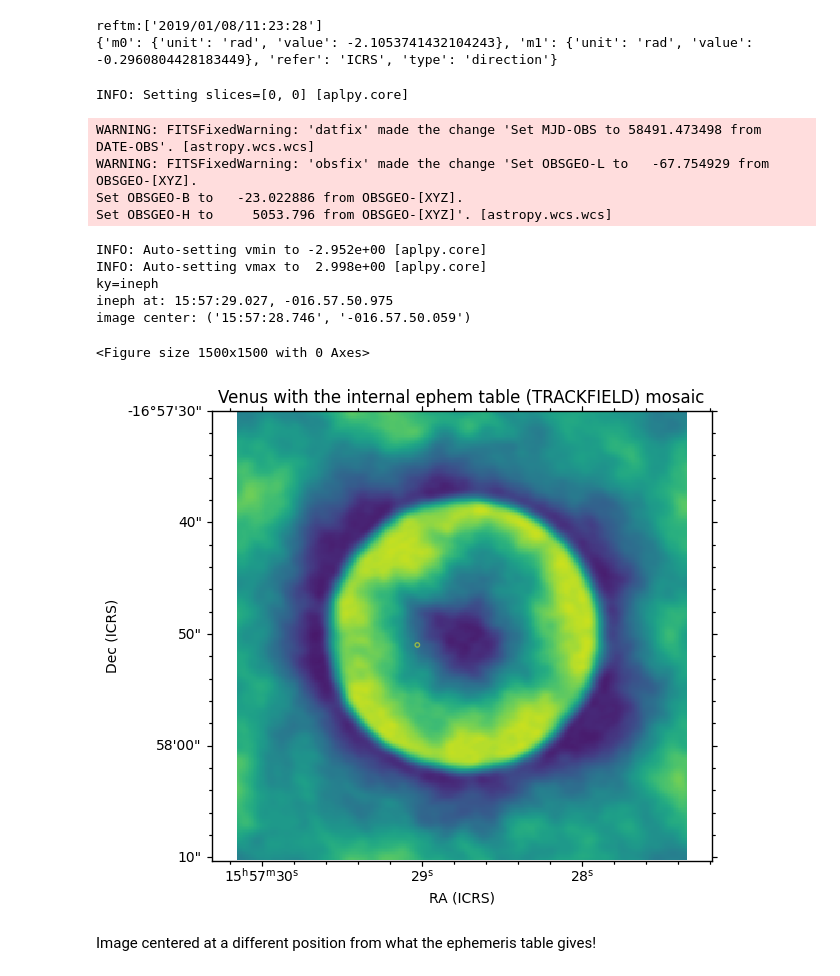
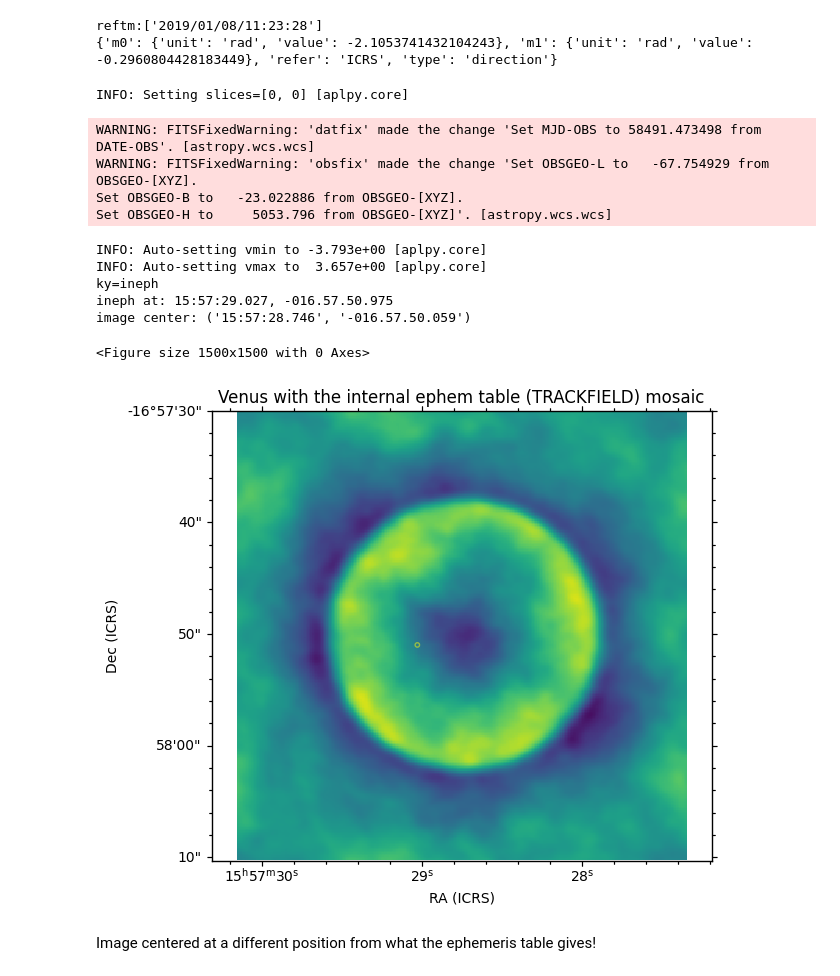
Before and after one commit to taktsutsumi/casanb, a Jupyter notebook: ephemdemo/ephemimagingVenusMfsMosaicIneph.ipynb, the cells around one changed output. Drawn from its saved outputs; the diff is of its cells as text; code cells hidden in the pictures.

Commit message:
minor edit, dispay *.image instead of *.residual

```diff
--- a/ephemdemo/ephemimagingVenusMfsMosaicIneph.ipynb
+++ b/ephemdemo/ephemimagingVenusMfsMosaicIneph.ipynb
@@ -105,20 +105,20 @@ inephmarker = {'ineph':{'ra':ineph_rad['value'], 'dec':ineph_decd['value']}}
 reftm:['2019/01/08/11:23:28']
 {'m0': {'unit': 'rad', 'value': -2.1053741432104243}, 'm1': {'unit': 'rad', 'value': -0.2960804428183449}, 'refer': 'ICRS', 'type': 'direction'}
 # %%
-displayImage(imgname+'.residual', markers=inephmarker, title='Venus with the internal ephem table (TRACKFIELD) mosaic')
+displayImage(imgname+'.image', markers=inephmarker, title='Venus with the internal ephem table (TRACKFIELD) mosaic')
 # %% [output]
 INFO: Setting slices=[0, 0] [aplpy.core]
 WARNING: FITSFixedWarning: 'datfix' made the change 'Set MJD-OBS to 58491.473498 from DATE-OBS'. [astropy.wcs.wcs]
 WARNING: FITSFixedWarning: 'obsfix' made the change 'Set OBSGEO-L to   -67.754929 from OBSGEO-[XYZ].
 Set OBSGEO-B to   -23.022886 from OBSGEO-[XYZ].
 Set OBSGEO-H to     5053.796 from OBSGEO-[XYZ]'. [astropy.wcs.wcs]
-INFO: Auto-setting vmin to -2.952e+00 [aplpy.core]
-INFO: Auto-setting vmax to  2.998e+00 [aplpy.core]
+INFO: Auto-setting vmin to -3.793e+00 [aplpy.core]
+INFO: Auto-setting vmax to  3.657e+00 [aplpy.core]
 ky=ineph
 ineph at: 15:57:29.027, -016.57.50.975
 image center: ('15:57:28.746', '-016.57.50.059')
 <Figure size 1500x1500 with 0 Axes>
-[figure, old version]
+[figure, new version]
 # %% [markdown]
 Image centered at a different position from what the ephemeris table gives!
 # %%
```
Also changed, not shown: parts of 1 cell of this notebook, 3 other files.
